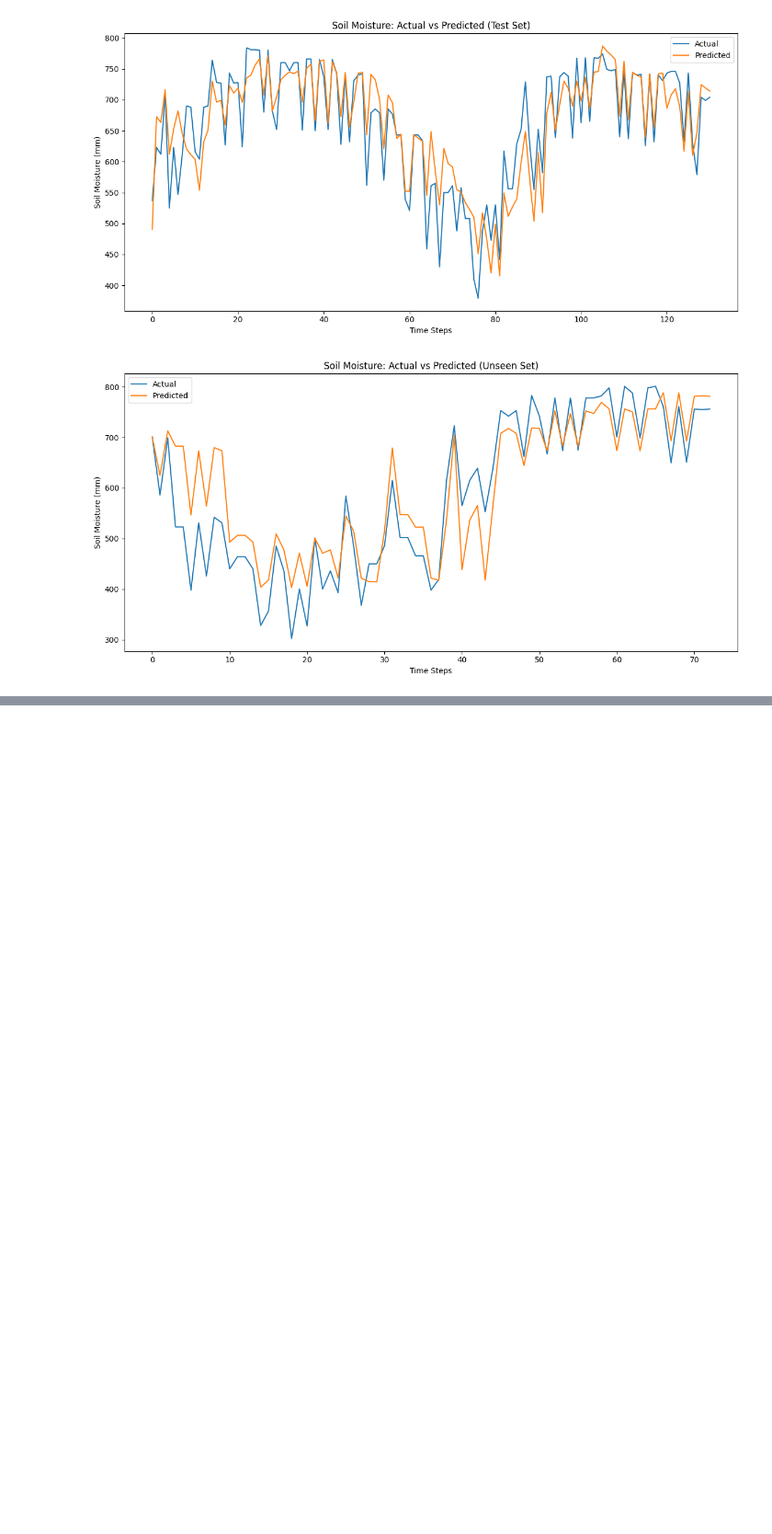
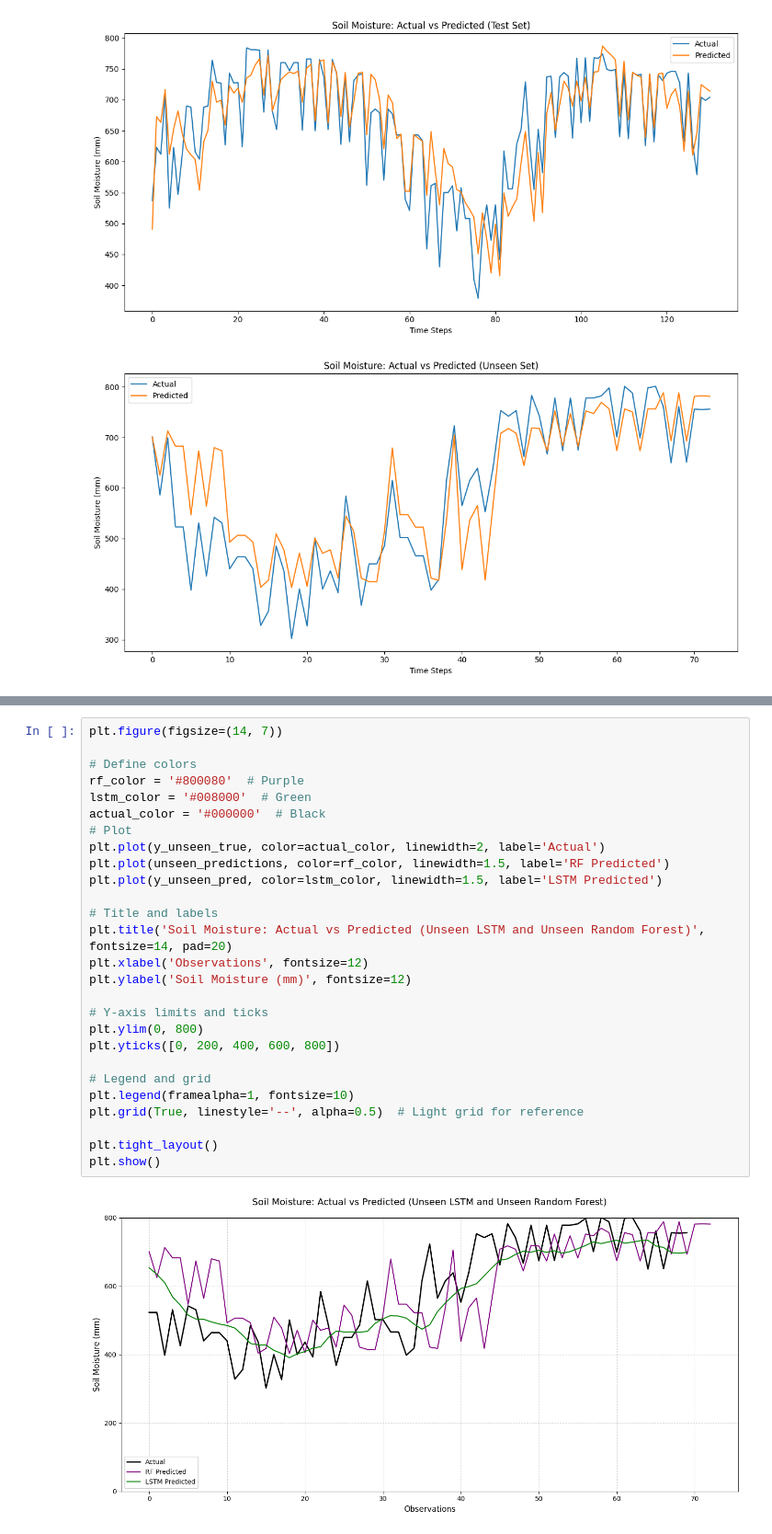
Before and after one commit to eysszn/9428-Acetone, a Jupyter notebook: finalproj/LSTM+RandomForest.ipynb, the cells around one changed output, grey strips where cells are left out. Shown at 92% size. Drawn from its saved outputs; the diff is of its cells as text; blank space fills up the shorter version.

```diff
--- a/finalproj/LSTM+RandomForest.ipynb
+++ b/finalproj/LSTM+RandomForest.ipynb
@@ -640,0 +678,29 @@ plt.show()
+# %%
+plt.figure(figsize=(14, 7))
+
+# Define colors
+rf_color = '#800080'  # Purple
+lstm_color = '#008000'  # Green
+actual_color = '#000000'  # Black
+# Plot
+plt.plot(y_unseen_true, color=actual_color, linewidth=2, label='Actual')
+plt.plot(unseen_predictions, color=rf_color, linewidth=1.5, label='RF Predicted')
+plt.plot(y_unseen_pred, color=lstm_color, linewidth=1.5, label='LSTM Predicted')
+
+# Title and labels
+plt.title('Soil Moisture: Actual vs Predicted (Unseen LSTM and Unseen Random Forest)', fontsize=14, pad=20)
+plt.xlabel('Observations', fontsize=12)
+plt.ylabel('Soil Moisture (mm)', fontsize=12)
+
+# Y-axis limits and ticks
+plt.ylim(0, 800)
+plt.yticks([0, 200, 400, 600, 800])
+
+# Legend and grid
+plt.legend(framealpha=1, fontsize=10)
+plt.grid(True, linestyle='--', alpha=0.5)  # Light grid for reference
+
+plt.tight_layout()
+plt.show()
+# %% [output]
+[figure, added]
```
Also changed, not shown: parts of 4 cells of this notebook.
